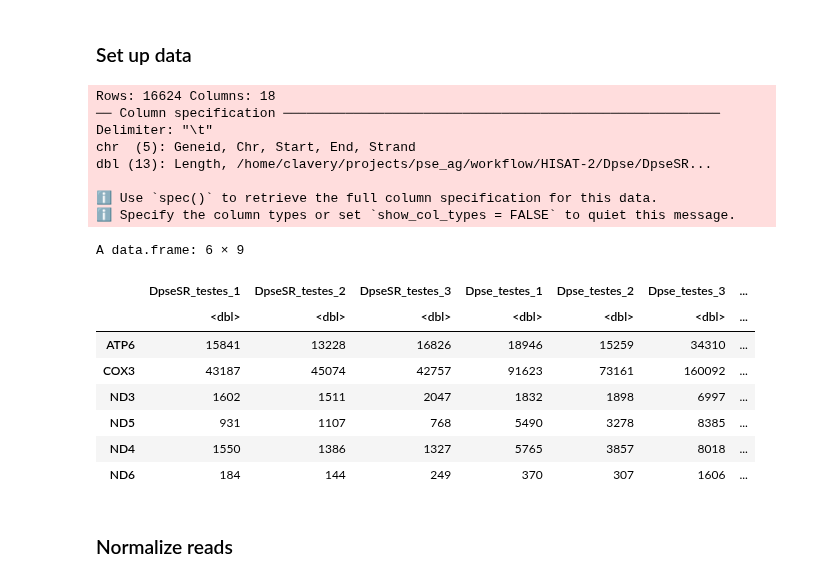
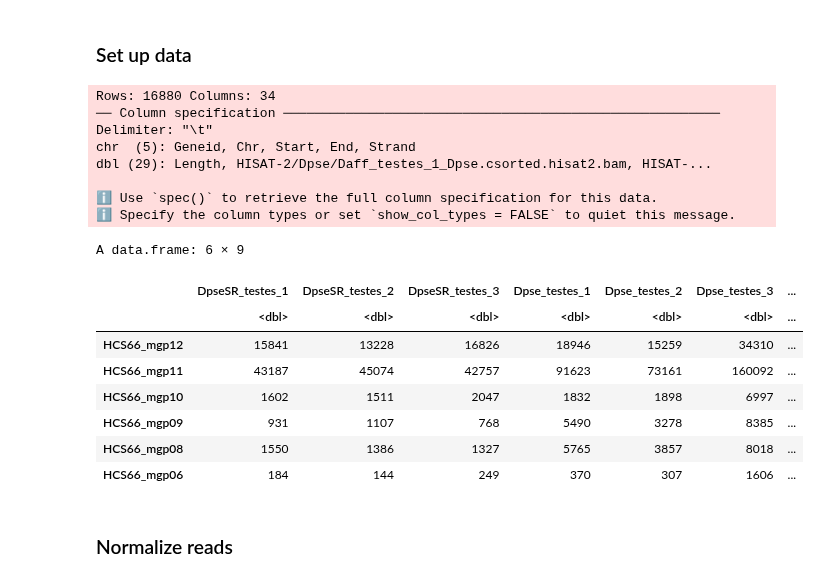
Before and after one commit to zwoonavery/obscura_heterospermy, a Jupyter notebook: workflow/multigenome_rnaseq/R_process_rnaseq_zwa.ipynb, the cells around one changed output. Cells and saved outputs as stored; diff of their text form; code cells hidden in the pictures.

```diff
--- a/workflow/multigenome_rnaseq/R_process_rnaseq_zwa.ipynb
+++ b/workflow/multigenome_rnaseq/R_process_rnaseq_zwa.ipynb
@@ -13,53 +13,50 @@ invisible(suppressWarnings(suppressMessages(
 ### Set up data
 # %%
 ## load in data
-raw_reads <- read_tsv("stringtie_gene_counts.txt", skip = 1)
+raw_reads <- read_tsv("results/stringtie_gene_counts.txt", skip = 1)
 # %% [output]
-Rows: 16624 Columns: 18
+Rows: 16880 Columns: 34
 ── Column specification ────────────────────────────────────────────────────────
 Delimiter: "\t"
 chr  (5): Geneid, Chr, Start, End, Strand
-dbl (13): Length, /home/clavery/projects/pse_ag/workflow/HISAT-2/Dpse/DpseSR...
+dbl (29): Length, HISAT-2/Dpse/Daff_testes_1_Dpse.csorted.hisat2.bam, HISAT-...
 
 ℹ Use `spec()` to retrieve the full column specification for this data.
 ℹ Specify the column types or set `show_col_types = FALSE` to quiet this message.
 # %%
-## load in data
-raw_reads <- read_tsv("stringtie_gene_counts.txt", skip = 1)
-
 ## clean up column names
 names <- colnames(raw_reads) %>%
     as.data.frame() %>%
     rename(name = 1) %>%
-    mutate(name = str_replace(name, "/home/clavery/projects/pse_ag/workflow/HISAT-2/Dpse/", ""),
+    mutate(name = str_replace(name, "HISAT-2/Dpse/", ""),
            name = str_replace(name, "_Dpse.csorted.hisat2.bam", "")) %>%
     pull("name")
 colnames(raw_reads) <- names
 
 ## just pull the count data
 raw_counts <- raw_reads %>%
+    mutate(Geneid = str_replace(Geneid, "gene-", "")) %>%
     column_to_rownames("Geneid") %>%
     select(contains("dpse") | contains("srm")) %>%
     select(contains("t"))
 
 ## filter for genes with more than 1 count per million in at least three columns
 cpm_cm <- cpm(raw_counts)
 thresh_cm <- cpm_cm > 5
 keep_cm <- rowSums(thresh_cm) >= 3
 reads <- raw_counts[keep_cm,]
 
-
 head(reads)
 # %% [output]
 A data.frame: 6 × 9
 |  | DpseSR_testes_1 | DpseSR_testes_2 | DpseSR_testes_3 | Dpse_testes_1 | Dpse_testes_2 | Dpse_testes_3 | ... |
 |  | <dbl> | <dbl> | <dbl> | <dbl> | <dbl> | <dbl> | ... |
-| ATP6 | 15841 | 13228 | 16826 | 18946 | 15259 | 34310 | ... |
-| COX3 | 43187 | 45074 | 42757 | 91623 | 73161 | 160092 | ... |
-| ND3 | 1602 | 1511 | 2047 | 1832 | 1898 | 6997 | ... |
-| ND5 | 931 | 1107 | 768 | 5490 | 3278 | 8385 | ... |
-| ND4 | 1550 | 1386 | 1327 | 5765 | 3857 | 8018 | ... |
-| ND6 | 184 | 144 | 249 | 370 | 307 | 1606 | ... |
+| HCS66_mgp12 | 15841 | 13228 | 16826 | 18946 | 15259 | 34310 | ... |
+| HCS66_mgp11 | 43187 | 45074 | 42757 | 91623 | 73161 | 160092 | ... |
+| HCS66_mgp10 | 1602 | 1511 | 2047 | 1832 | 1898 | 6997 | ... |
+| HCS66_mgp09 | 931 | 1107 | 768 | 5490 | 3278 | 8385 | ... |
+| HCS66_mgp08 | 1550 | 1386 | 1327 | 5765 | 3857 | 8018 | ... |
+| HCS66_mgp06 | 184 | 144 | 249 | 370 | 307 | 1606 | ... |
 # %% [markdown]
 ### Normalize reads
 # %%
```
Also changed, not shown: parts of 2 cells of this notebook, 3 other files.
